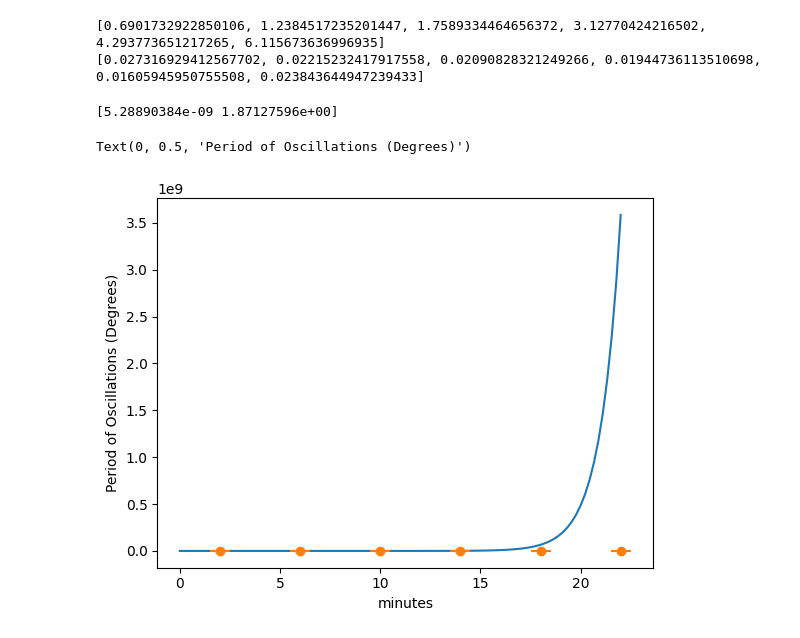
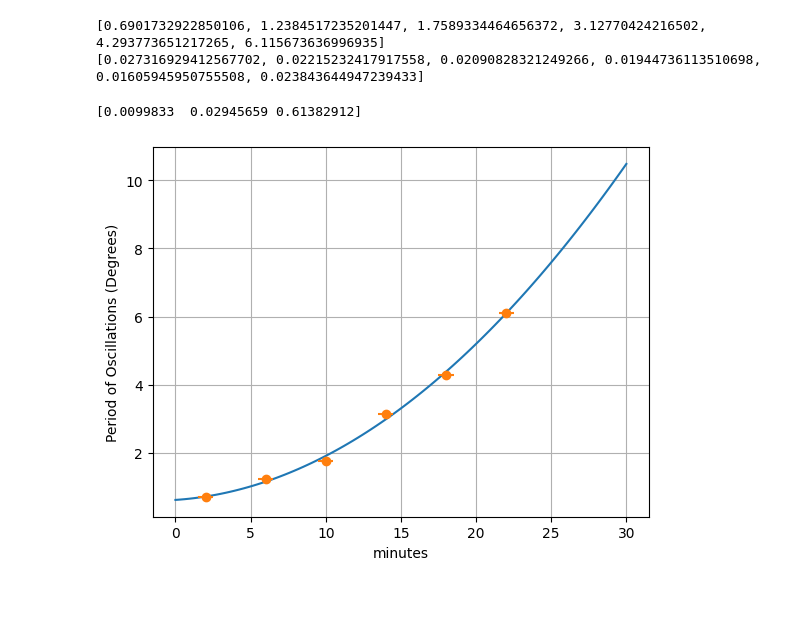
Before and after one commit to daraghhollman/UCD_PASS_Labs, a Jupyter notebook: Surface_Plasmons/Python/surfacePlasmonsAnalysis.ipynb, the cells around one changed output. Saved outputs shown, nothing was run; the diff lists cells and outputs as text; code cells hidden in the pictures; blank space fills up the shorter version.

```diff
--- a/Surface_Plasmons/Python/surfacePlasmonsAnalysis.ipynb
+++ b/Surface_Plasmons/Python/surfacePlasmonsAnalysis.ipynb
@@ -193,13 +193,5 @@ from scipy import signal
 from scipy.optimize import curve_fit
 from scipy.odr import *
 # %%
-def Sawtooth(t, phi, amp, orientation, height, phase):
-    return amp * signal.sawtooth(t / phi + phase, orientation) + height
-
 def Sin(t, amplitude, periodFactor, phase, height):
     return amplitude * np.sin(periodFactor *t + phase) + height
-
-t = np.linspace(0, 10, 500)
-
-plt.plot(t, Sawtooth(t, 0.5, 2, 1, 0, 2))
-plt.plot(t, Sin(t, 1, 3, 0, 0))
@@ -253,28 +242,27 @@ print(uncertainties)
 # %%
 times = [2, 6, 10, 14, 18, 22]
 uTime = 0.5 # minutes
 
-def ExpFunc(p, t):
-    amp, h = p
-    return amp*np.exp(t)+h
+def QuadFunc(p, x):
+    A, B, C = p
+    return A*x**2 + B*x + C
 
-expModel = Model(ExpFunc)
+quadModel = Model(QuadFunc)
 
 data = RealData(times, periods)
 
-odr = ODR(data, expModel, beta0=[1, 10])
+odr = ODR(data, quadModel, beta0=[1, 1, 1])
 
 out = odr.run()
 print(out.beta)
-t = np.linspace(0, 22, 100)
+t = np.linspace(0, 30, 100)
 
-#plt.plot(t, ExpFunc(out.beta, t))
-plt.plot(t, ExpFunc([1, 0], t))
+plt.plot(t, QuadFunc(out.beta, t))
 
 plt.errorbar(times, periods, xerr=uTime, yerr=uncertainties, fmt="o")
 plt.xlabel("minutes")
 plt.ylabel("Period of Oscillations (Degrees)")
+plt.grid()
 # %% [output]
-[5.28890384e-09 1.87127596e+00]
+[0.0099833  0.02945659 0.61382912]
-Text(0, 0.5, 'Period of Oscillations (Degrees)')
-[figure, old version]
+[figure, new version]
```
Also changed, not shown: parts of 12 cells of this notebook.
